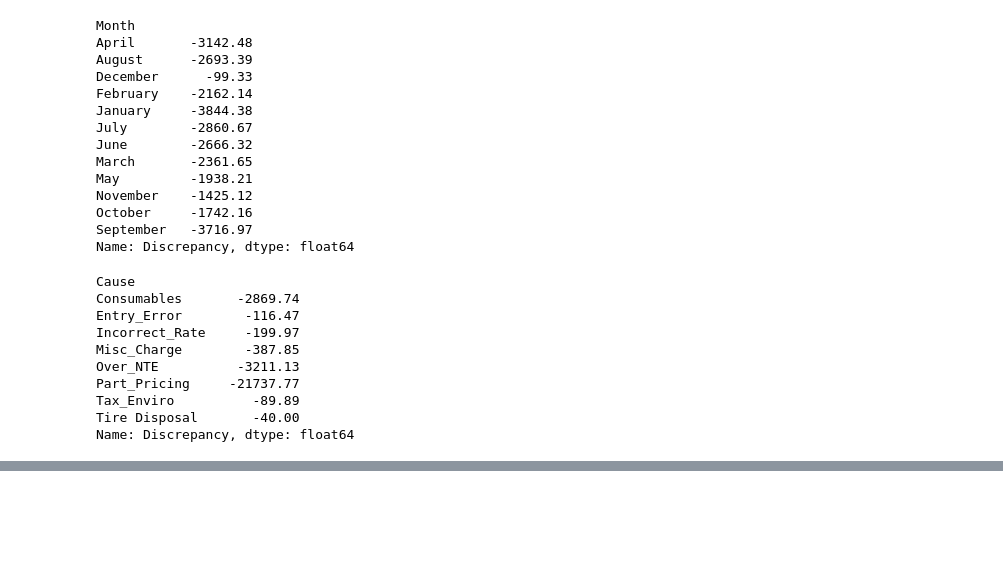
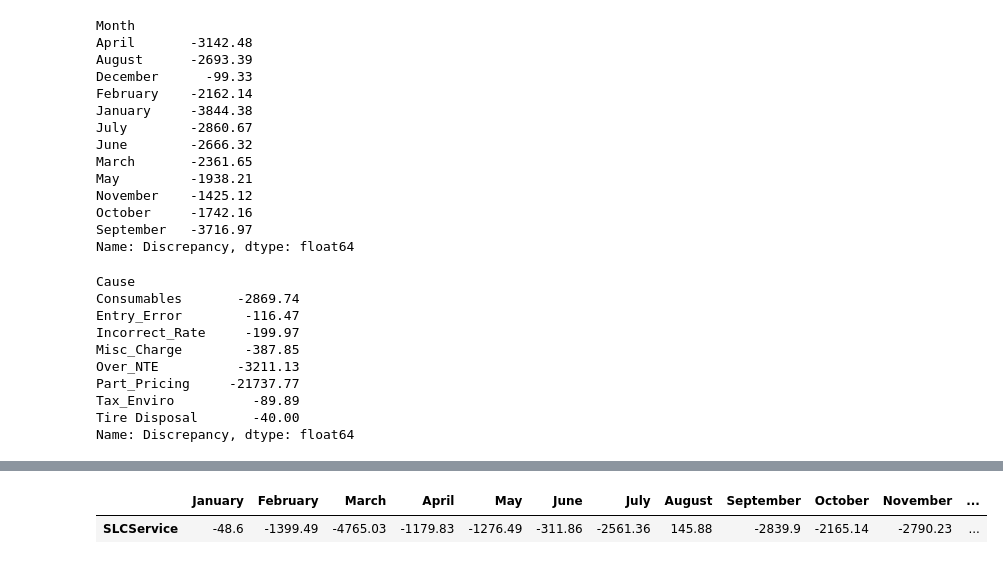
Before and after one commit to sarahheavner/NatlAcctPricing, a Jupyter notebook: Resources/Pricing.ipynb, the cells around one changed output, grey strips where cells are left out. Saved outputs shown, nothing was run; the diff lists cells and outputs as text; code cells hidden in the pictures; blank space fills up the shorter version.

Commit message:
created summary for SLC

```diff
--- a/Resources/Pricing.ipynb
+++ b/Resources/Pricing.ipynb
@@ -294,0 +307,7 @@ denserv_summary
+# %%
+#calculate monthly discrepancy for SLC Service
+slc_monthly = slc_df.groupby(["Month"]).sum("Discrepancy")
+
+slc_monthly = slc_monthly["Discrepancy"]
+
+slc_monthly
@@ -294,0 +328,7 @@ denserv_summary
+# %%
+#Calculate $$ per cause category
+slc_categorical = slc_df.groupby(["Cause"]).sum("Discrepancy")
+
+slc_categorical = slc_categorical["Discrepancy"]
+
+slc_categorical
@@ -294,0 +353,19 @@ denserv_summary
+# %%
+#create new DF with month and cause $$ amounts for SLC
+slc_service = pd.DataFrame({"January":[slc_monthly.January], "February":[slc_monthly.February], "March":[slc_monthly.March],
+                           "April":[slc_monthly.April], "May":[slc_monthly.May], "June":[slc_monthly.June], "July":[slc_monthly.July],
+                           "August":[slc_monthly.August], "September":[slc_monthly.September], "October":[slc_monthly.October],
+                           "November":[slc_monthly.November], "December":0, "Part_Pricing":[slc_categorical.Part_Pricing],
+                           "Over_NTE":[slc_categorical.Over_NTE], "Consumables":[slc_categorical.Consumables],
+                            "Entry_Error":[slc_categorical.Entry_Error], "Incorrect_Rate":[slc_categorical.Incorrect_Rate], "Misc_Charge":[slc_categorical.Misc_Charge],
+                           "Tax_Enviro":[slc_categorical.Tax_Enviro]})
+
+
+
+#rename index to branch/dept
+slcserv_summary=slc_service.rename({0: "SLCService"})
+
+slcserv_summary
+# %% [output]
+|  | January | February | March | April | May | June | July | August | September | October | November | ... |
+| SLCService | -48.6 | -1399.49 | -4765.03 | -1179.83 | -1276.49 | -311.86 | -2561.36 | 145.88 | -2839.9 | -2165.14 | -2790.23 | ... |
```
Also changed, not shown: parts of 4 cells of this notebook.
